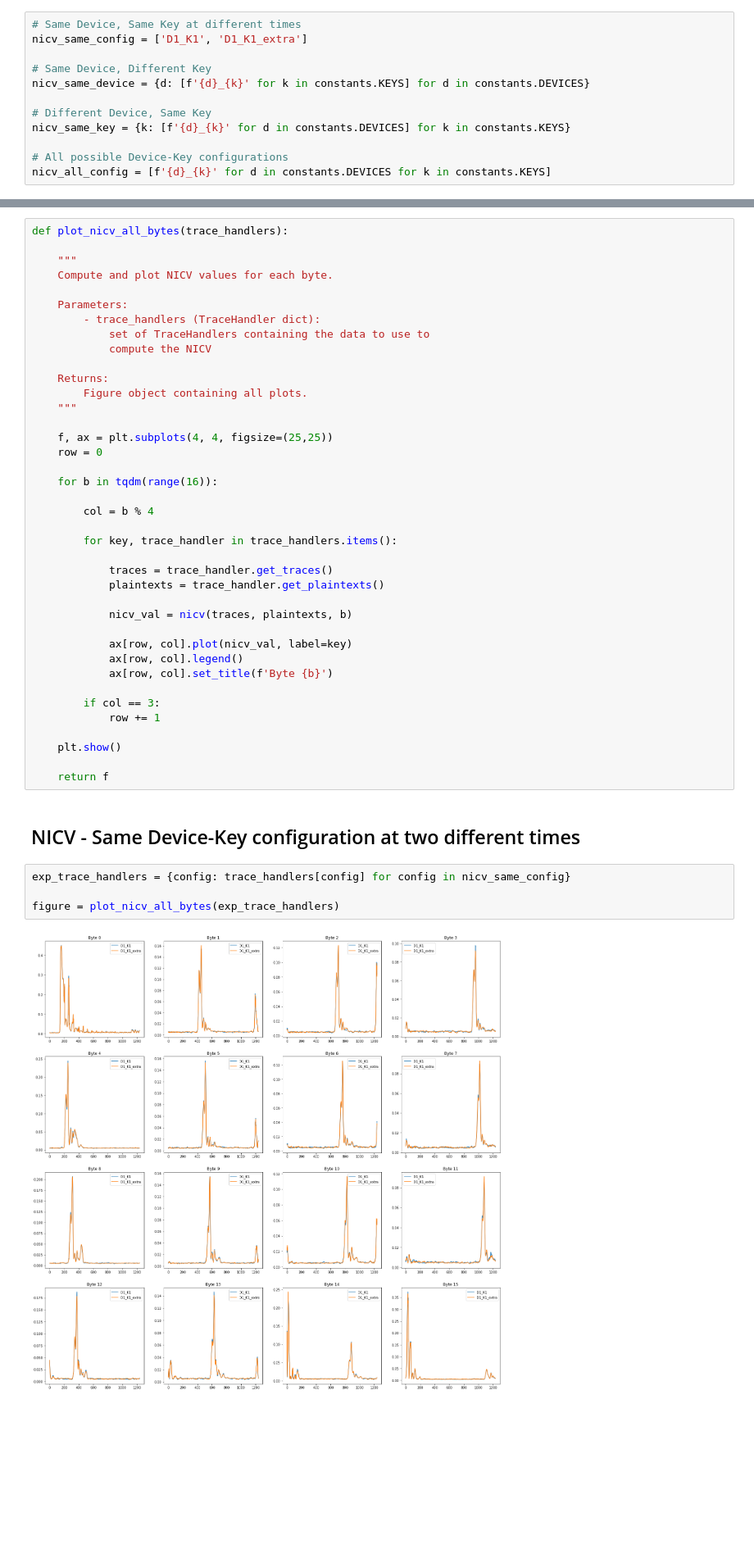
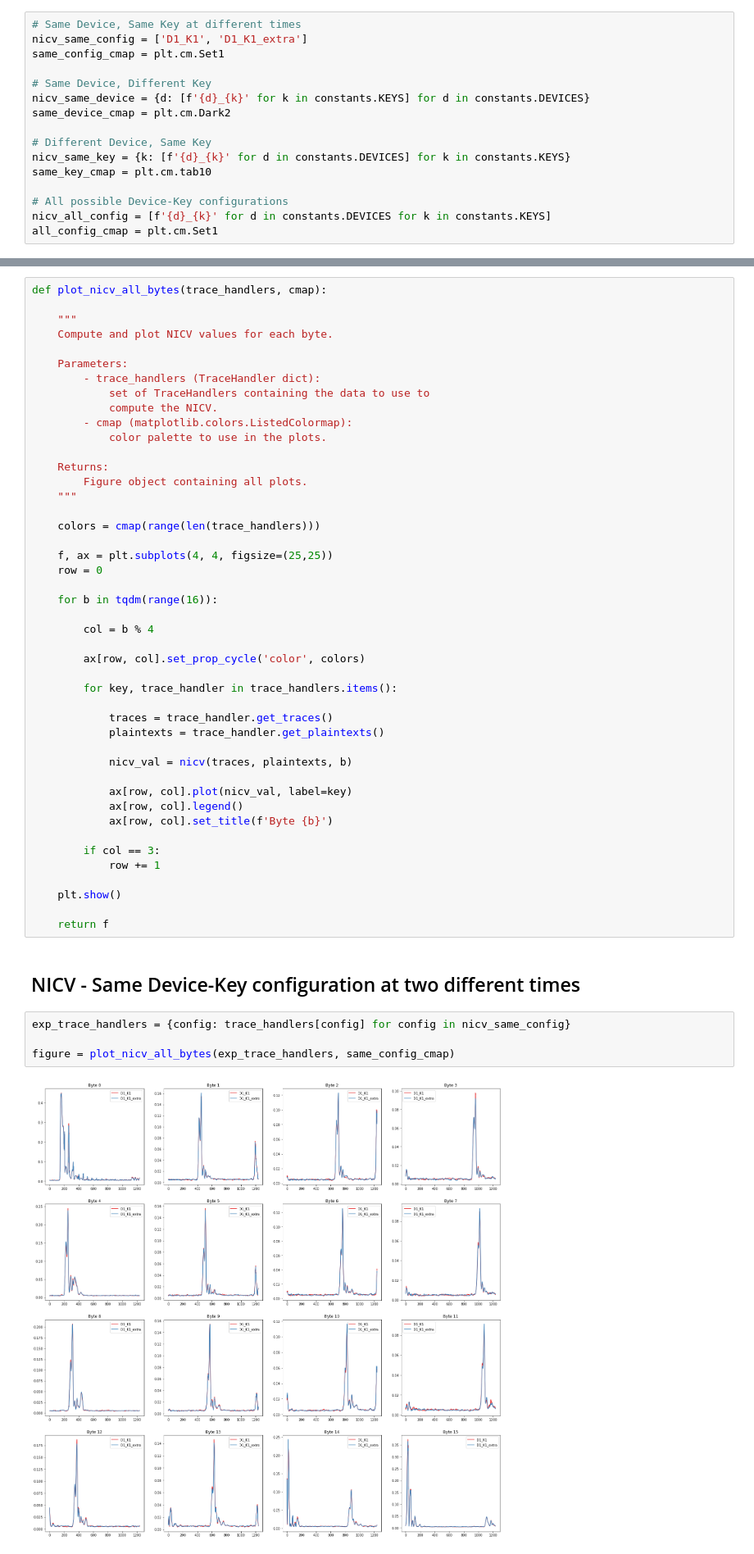
Before and after one commit to luca-castellazzi/EfficientTraining_DLSCA, a Jupyter notebook: notebooks/nicv.ipynb, the cells around one changed output, grey strips where cells are left out. Shown at 82% size. Drawn from its saved outputs; the diff is of its cells as text; blank space fills up the shorter version.

```diff
--- a/notebooks/nicv.ipynb
+++ b/notebooks/nicv.ipynb
@@ -31,19 +31,23 @@ trace_handlers = {key: TraceHandler(path) for key, path in paths.items()}
 # %%
 # Same Device, Same Key at different times
 nicv_same_config = ['D1_K1', 'D1_K1_extra']
+same_config_cmap = plt.cm.Set1
 
 # Same Device, Different Key
 nicv_same_device = {d: [f'{d}_{k}' for k in constants.KEYS] for d in constants.DEVICES}
+same_device_cmap = plt.cm.Dark2
 
 # Different Device, Same Key
 nicv_same_key = {k: [f'{d}_{k}' for d in constants.DEVICES] for k in constants.KEYS}
+same_key_cmap = plt.cm.tab10
 
 # All possible Device-Key configurations
 nicv_all_config = [f'{d}_{k}' for d in constants.DEVICES for k in constants.KEYS]
+all_config_cmap = plt.cm.Set1
 # %% [markdown]
 ### Define a Plot Fuction
 # %%
-def plot_nicv_all_bytes(trace_handlers):
+def plot_nicv_all_bytes(trace_handlers, cmap):
 
     """
     Compute and plot NICV values for each byte.
@@ -51,11 +55,15 @@ def plot_nicv_all_bytes(trace_handlers):
     Parameters:
         - trace_handlers (TraceHandler dict):
             set of TraceHandlers containing the data to use to
-            compute the NICV
+            compute the NICV.
+        - cmap (matplotlib.colors.ListedColormap):
+            color palette to use in the plots.
 
     Returns:
         Figure object containing all plots.
     """
+
+    colors = cmap(range(len(trace_handlers)))
 
     f, ax = plt.subplots(4, 4, figsize=(25,25))
     row = 0
@@ -63,6 +71,8 @@ def plot_nicv_all_bytes(trace_handlers):
     for b in tqdm(range(16)):
 
         col = b % 4
+
+        ax[row, col].set_prop_cycle('color', colors)
 
         for key, trace_handler in trace_handlers.items():
 
@@ -86,7 +96,7 @@ def plot_nicv_all_bytes(trace_handlers):
 # %%
 exp_trace_handlers = {config: trace_handlers[config] for config in nicv_same_config}
 
-figure = plot_nicv_all_bytes(exp_trace_handlers)
+figure = plot_nicv_all_bytes(exp_trace_handlers, same_config_cmap)
 # %% [output]
-[figure, old version]
+[figure, new version]
 # %% [markdown]
```
Also changed, not shown: parts of 7 cells of this notebook, 4 other files.
